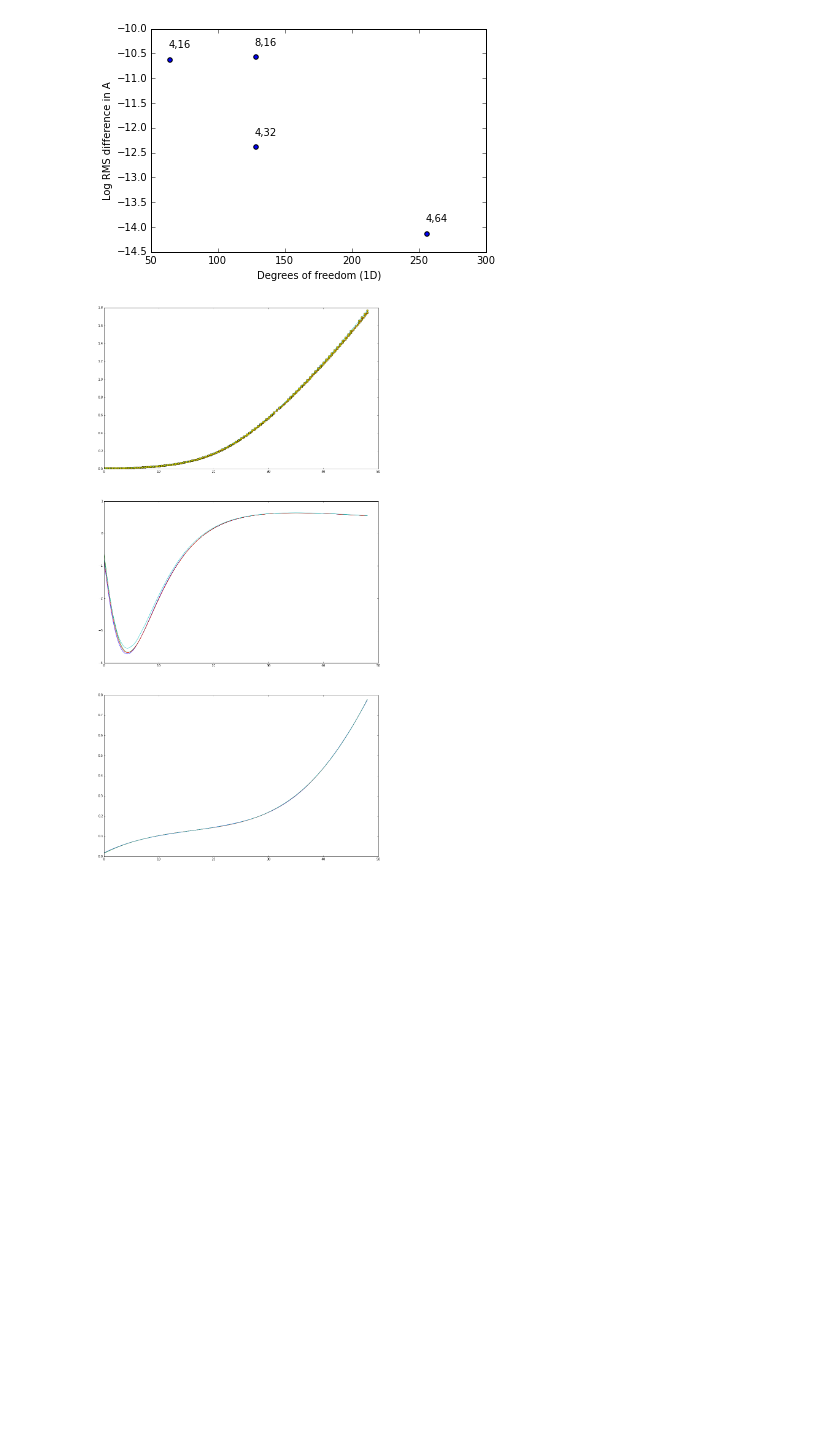
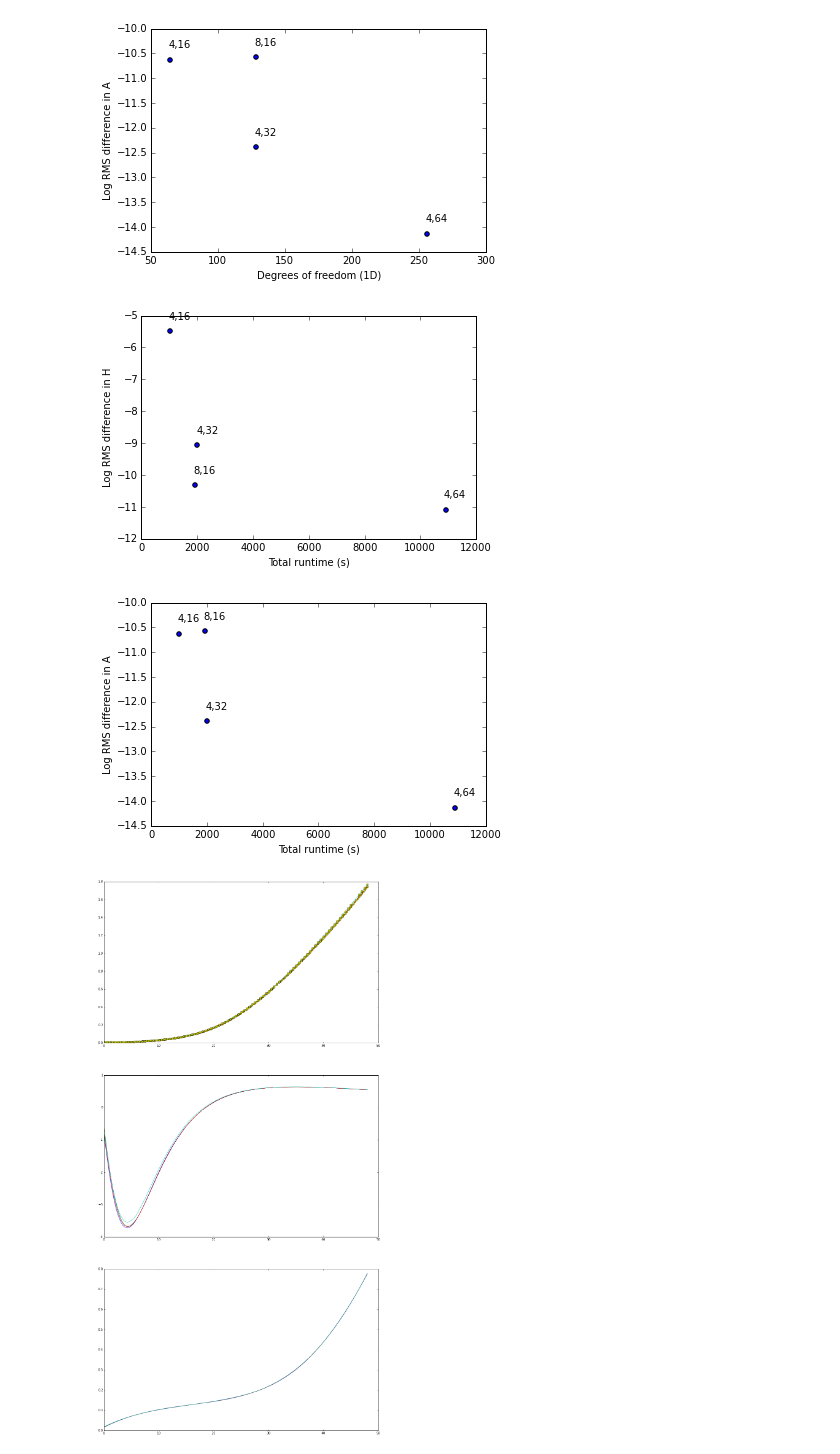
Before and after one commit to maxhutch/ConvergeRTI, a Jupyter notebook: ConvergencePlots.ipynb, the cells around one changed output. Cells and saved outputs as stored; diff of their text form; code cells hidden in the pictures; blank space fills up the shorter version.

Commit message:
Adding cell to calculate total run-time; plot vs run-time.

```diff
--- a/ConvergencePlots.ipynb
+++ b/ConvergencePlots.ipynb
@@ -72,6 +72,20 @@ rc.prefetch(
         + rsc[:,mix].full_keys()
            )
 T_end = rsc[:,height].keys()[-1]
+# %%
+from globussh import ls
+from os.path import join
+times = []
+for name in config.names:
+    time = 0.
+    out_files = ls(join(config.arch_end, name + "*.output"))
+    paths = [join(*(name.split("/")[0:-1] + [of,])) for of in out_files]
+    with glopen_many(paths, mode='r', endpoint=config.arch_end) as fs:
+        for f in fs:
+            for line in f.readlines():
+                if "total time" in line:
+                    time = time + float(line.split()[2])
+    times.append(time)
 # %% [markdown]
 For each run in the data set, interpolate the heights with a spline, take a derivative, and compute the mixedness from the `t_abs_proj_z` field.
 # %%
@@ -115,6 +124,25 @@ for x, y, label in zip(dofs, errs, labels):
 # %% [output]
 [figure]
 [figure]
+# %%
+errs =  np.log(np.array(delta_H))
+labels = ["{:d},{:d}".format(p['order'], p['shape_mesh'][0]) for p in ps]
+plt.scatter(times, errs)
+plt.xlabel('Total runtime (s)')
+plt.ylabel('Log RMS difference in H')
+for x, y, label in zip(times, errs, labels):
+    plt.annotate(label, xy=(x, y), xytext = (20, 10), textcoords = 'offset points', ha = 'right', va = 'bottom')
+
+plt.figure()
+errs =  np.log(np.array(delta_A))
+plt.scatter(times, errs)
+plt.xlabel('Total runtime (s)')
+plt.ylabel('Log RMS difference in A')
+for x, y, label in zip(times, errs, labels):
+    plt.annotate(label, xy=(x, y), xytext = (20, 10), textcoords = 'offset points', ha = 'right', va = 'bottom')
+# %% [output]
+[figure, added]
+[figure, added]
 # %%
 spls = []
 As = []
```
Also changed, not shown: parts of 1 cell of this notebook.
